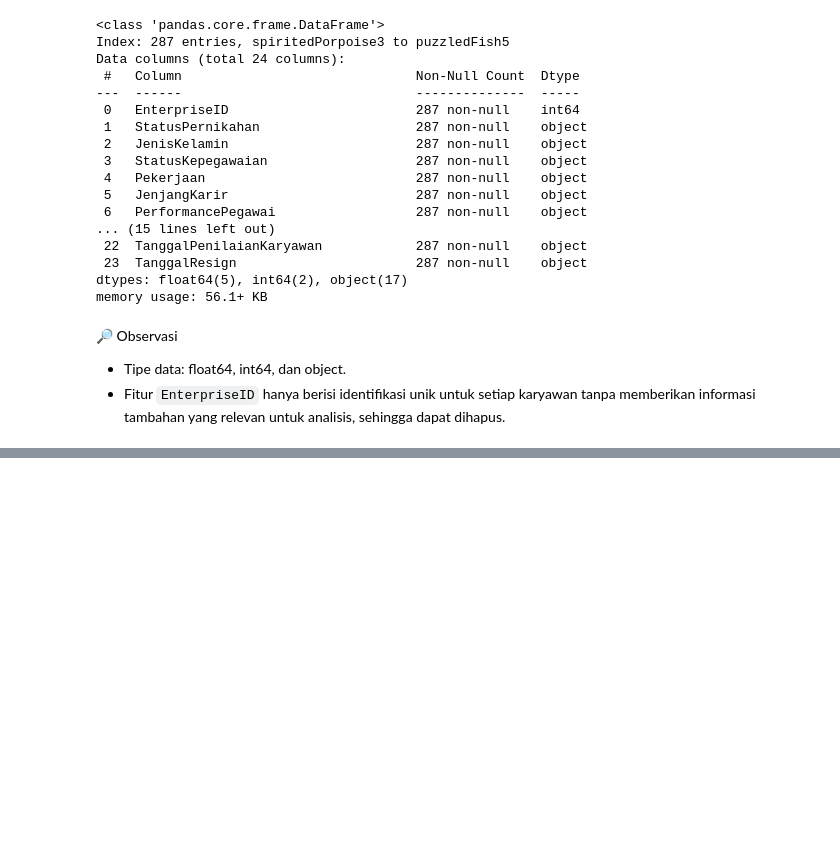
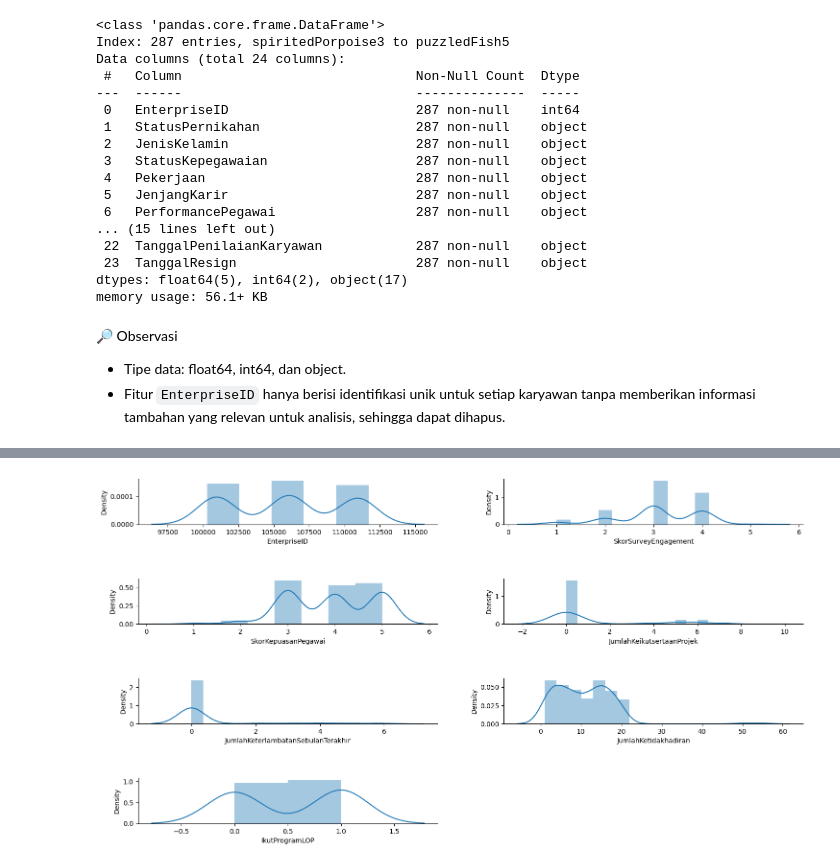
Before and after one commit to sabirinID/Predicting-Employee-Attrition, a Jupyter notebook: Notebooks/hr_employee_retention.ipynb, the cells around one changed output, grey strips where cells are left out. Saved outputs shown, nothing was run; the diff lists cells and outputs as text; code cells hidden in the pictures; blank space fills up the shorter version.

```diff
--- a/Notebooks/hr_employee_retention.ipynb
+++ b/Notebooks/hr_employee_retention.ipynb
@@ -109,0 +132,7 @@ memory usage: 56.1+ KB
+# %%
+# Define features
+num = df.select_dtypes(include=['float64', 'int64'])
+cat = df.select_dtypes(include=['object'])
+
+num_cols = num.columns
+cat_cols = cat.columns
@@ -109,0 +161,11 @@ memory usage: 56.1+ KB
+# %%
+plt.figure(figsize=(16, 9))
+for i in range(0, len(num_cols)):
+    plt.subplot(4, 2, i+1)
+    sns.distplot(df[num_cols[i]])
+    sns.despine()
+    plt.tight_layout(pad=5)
+
+plt.show()
+# %% [output]
+[figure, added]
```
Also changed, not shown: parts of 16 cells of this notebook.
